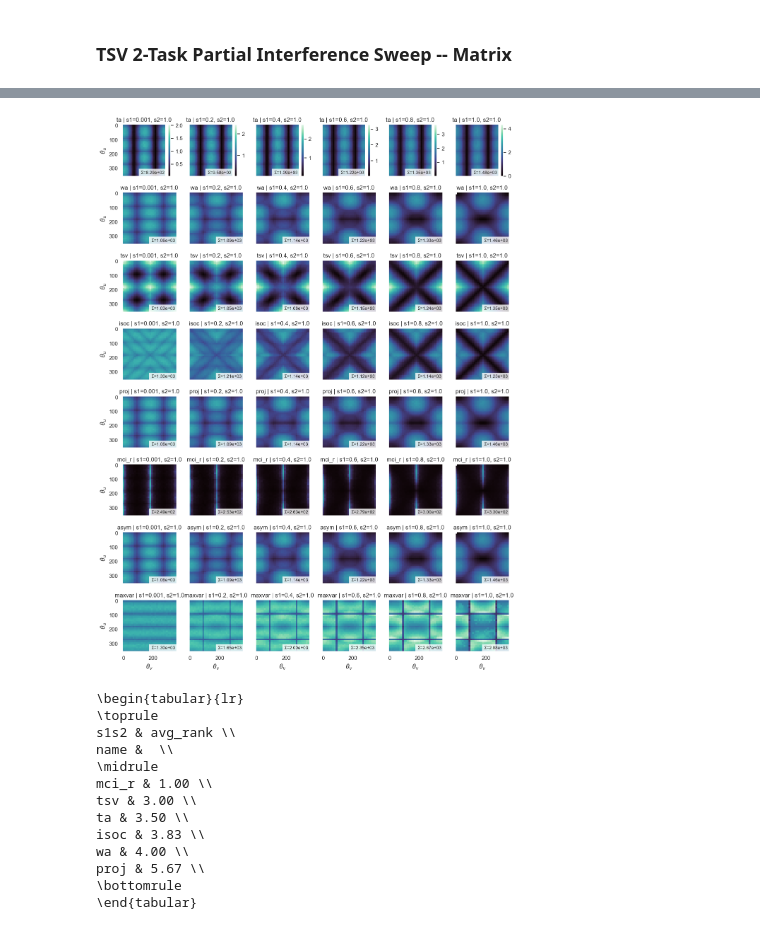
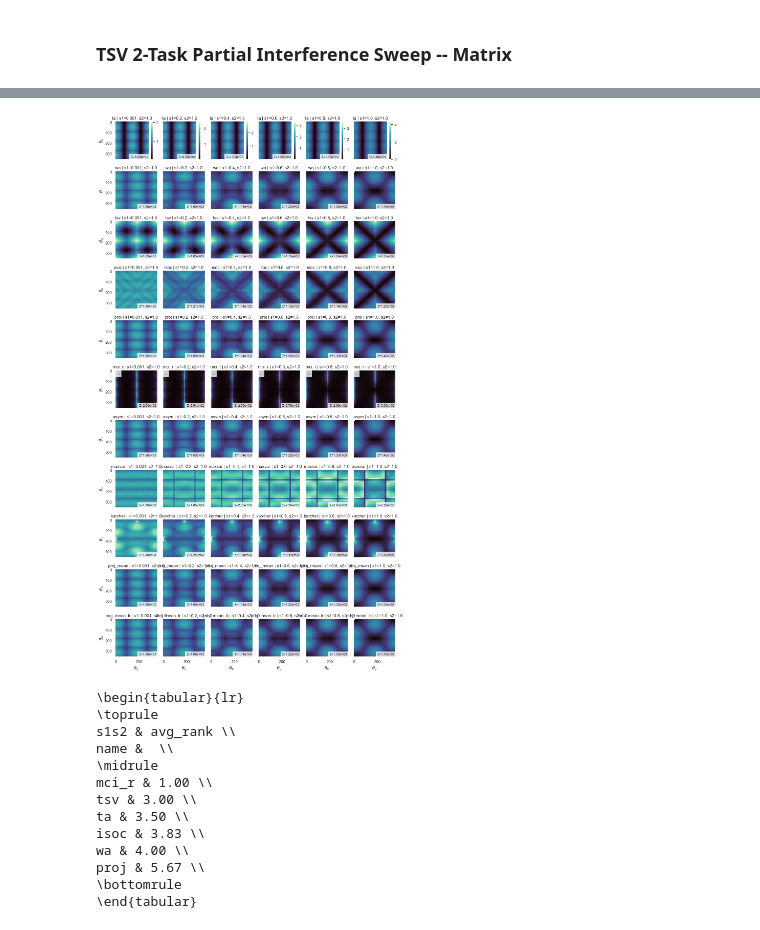
Before and after one commit to AntoAndGar/task_singular_vectors, a Jupyter notebook: anaylsis.ipynb, the cells around one changed output, grey strips where cells are left out. Saved outputs shown, nothing was run; the diff lists cells and outputs as text; code cells hidden in the pictures.

```diff
--- a/anaylsis.ipynb
+++ b/anaylsis.ipynb
@@ -572,5 +942,21 @@ torch.Size([32, 64])
 # %%
-tvs = torch.ones(2, 2)
-tvs[1] = -1 * tvs[1]
-compute_procrustes(tvs.T).T
+tensors = torch.randn(2, 32, 64)
+epsilon = 1e-4
+
+N, Do, Di = tensors.shape
+u, s, vt = torch.linalg.svd(tensors, full_matrices=False)
+uc = u.permute(1, 0, 2).reshape(Do, N * u.shape[2])
+vc = vt.transpose(1, 2).reshape(Di, N * u.shape[2])
+
+# get psi_u and psi_v
+psi_u, lambda_u, _ = torch.linalg.svd(uc, full_matrices=False)
+psi_v, lambda_v, _ = torch.linalg.svd(vc, full_matrices=False)
+
+# Extract diags
+lambda_uv = lambda_u.square().unsqueeze(1) + lambda_v.square().unsqueeze(0)
+
+w_bar = tensors.sum(dim=0) * 2
+c_tilde = (psi_u.T @ w_bar @ psi_v) / (lambda_uv + epsilon)
+
+(psi_u @ c_tilde @ psi_v.T).shape
 # %% [output]
@@ -1328,7 +1764,7 @@ ws torch.Size([2, 2, 2])
 import matplotlib.pyplot as plt
 import numpy as np
 
-methods = ["ta", "wa", "proj_aproptwa", "tsv", "mci_r", "asym", "maxvar"]
+methods = ["ta", "wa", "proj_aproptwa", "tsv", "mci_r", "karcher", "proj_mean", "proj_mean_lr"]
 thr = 0.25
 n_steps = len(theta_range)
 
@@ -1722,7 +2158,7 @@ import numpy as np
 import matplotlib.pyplot as plt
 import seaborn as sns
 
-methods = ["ta", "wa", "tsv", "isoc", "proj", "mci_r", "asym", "maxvar"]
+methods = ["ta", "wa", "tsv", "isoc", "proj", "mci_r", "asym", "maxvar", "karcher", "proj_mean", "proj_mean_lr"]
 
 # --- aggregate ---
 d = (
@@ -1753,6 +2189,14 @@ edges_u = np.r_[tu[0] - step_u/2, tu + step_u/2]
 # shared vmin/vmax per s1s2 column
 col_limits = d.groupby("s1s2")["error"].agg(["min", "max"]).to_dict("index")
 
+# best (lowest total error) method per s1s2 column
+best_per_col = (
+    d.groupby(["s1s2", "name"])["error"].sum()
+     .groupby(level=0)
+     .idxmin()                           # -> (s1s2, best_name)
+)
+best_per_col = {s1s2: name for (s1s2, name) in best_per_col.to_list()}
+
 g = sns.FacetGrid(
     d, row="name", col="s1s2",
     row_order=methods,
@@ -1763,34 +2207,45 @@ g = sns.FacetGrid(
 def heat(data, **kws):
     ax = plt.gca()
     s1s2 = data["s1s2"].iloc[0]
     vmin, vmax = col_limits[s1s2]["min"], col_limits[s1s2]["max"]
     show_cbar = (ax.get_subplotspec().rowspan.start == 0)  # top row only
 
     sns.histplot(
         data=data,
         x="theta_v", y="theta_u",
         weights="error",
         bins=(edges_v, edges_u),     # <-- aligned edges
         cmap="mako",
         vmin=vmin, vmax=vmax,
         cbar=show_cbar,
         ax=ax
     )
 
     ax.set(xlim=(edges_v[0], edges_v[-1]), ylim=(edges_u[-1], edges_u[0]))  # flip y
     ax.text(0.98, 0.02, f"Σ={data['error'].sum():.2e}",
             transform=ax.transAxes, ha="right", va="bottom",
             fontsize=9, bbox=dict(facecolor="white", alpha=0.8, edgecolor="none"))
 
+    # star the best method in this column
+    if data["name"].iloc[0] == best_per_col[s1s2]:
+        ax.text(
+            0.02, 0.98, "★",
+            transform=ax.transAxes,
+            ha="left", va="top",
+            fontsize=14,
+            bbox=dict(facecolor="white", alpha=0.8, edgecolor="none")
+        )
+
+
 g.map_dataframe(heat)
 g.set_axis_labels(r"$\theta_v$", r"$\theta_u$")
 g.set_titles(col_template="s1={col_name[0]}, s2={col_name[1]}", row_template="{row_name}")
 plt.savefig(f"results/interference_heatmap_2d_grid_dt{data_type}.pdf", dpi=600, bbox_inches="tight")
 
 plt.tight_layout()
 plt.show()
 # %% [output]
-[figure, old version]
+[figure, new version]
 # %%
 methods = ["ta", "wa", "tsv", "isoc", "mci_r", "proj"]
 
```
Also changed, not shown: parts of 13 cells of this notebook, 3 other files.
